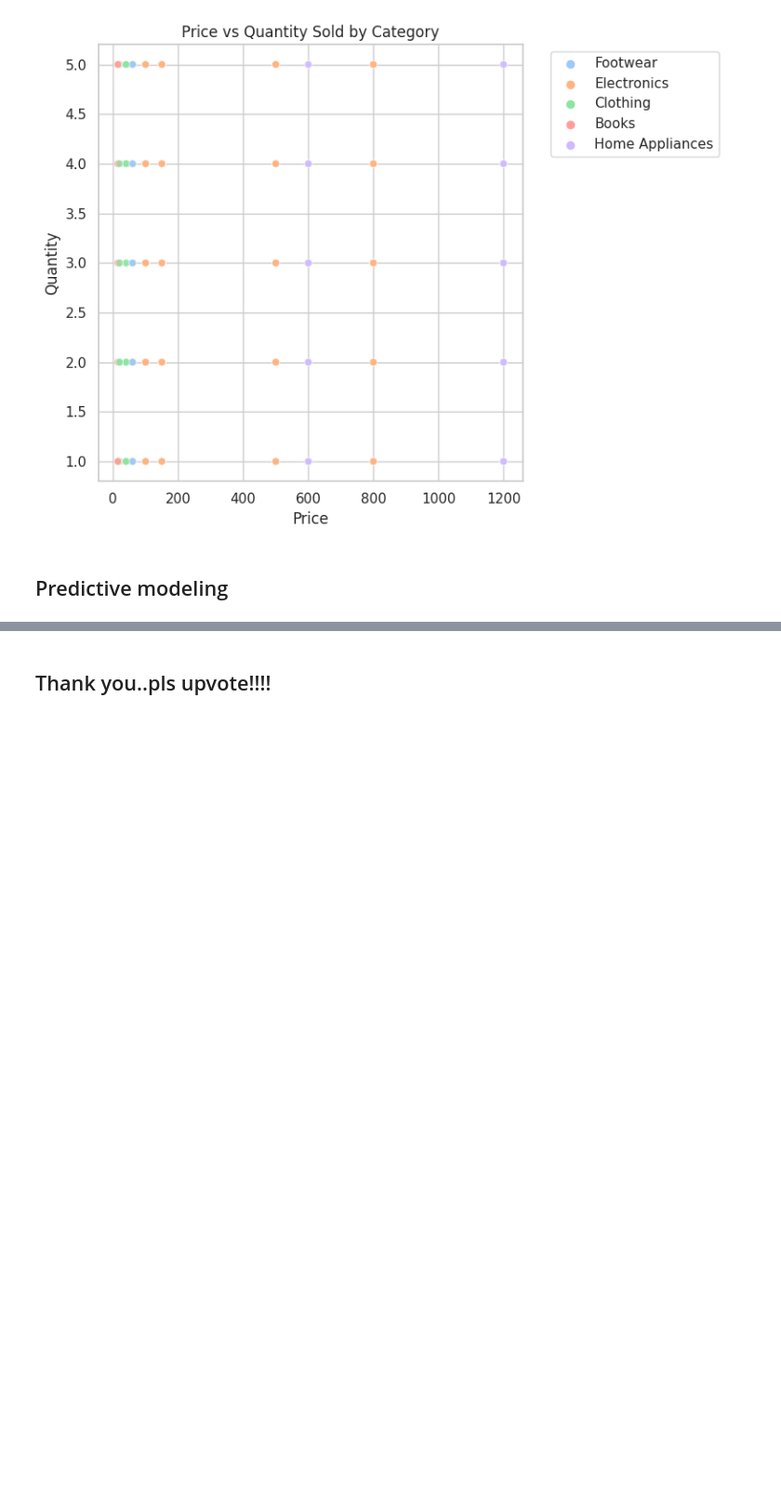
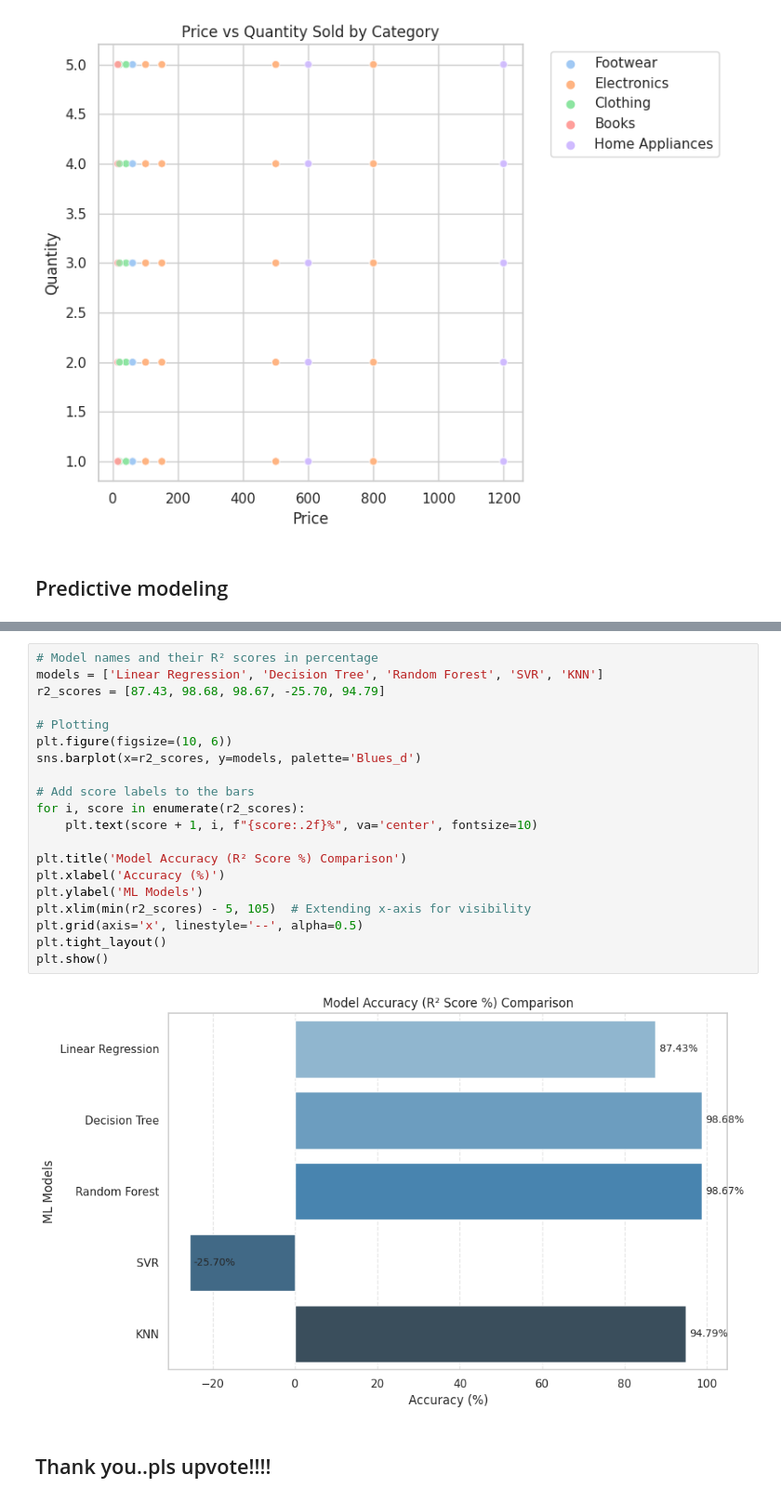
Before and after one commit to lalitssonawane/ineuron-internship, a Jupyter notebook: amazon-sales-snapshot-2025-ml-48.ipynb, the cells around one changed output, grey strips where cells are left out. Shown at 93% size. Cells and saved outputs as stored; diff of their text form; blank space fills up the shorter version.

```diff
--- a/amazon-sales-snapshot-2025-ml-48.ipynb
+++ b/amazon-sales-snapshot-2025-ml-48.ipynb
@@ -325,2 +289,24 @@ print(summary_df)
+# %%
+# Model names and their R² scores in percentage
+models = ['Linear Regression', 'Decision Tree', 'Random Forest', 'SVR', 'KNN']
+r2_scores = [87.43, 98.68, 98.67, -25.70, 94.79]
+
+# Plotting
+plt.figure(figsize=(10, 6))
+sns.barplot(x=r2_scores, y=models, palette='Blues_d')
+
+# Add score labels to the bars
+for i, score in enumerate(r2_scores):
+    plt.text(score + 1, i, f"{score:.2f}%", va='center', fontsize=10)
+
+plt.title('Model Accuracy (R² Score %) Comparison')
+plt.xlabel('Accuracy (%)')
+plt.ylabel('ML Models')
+plt.xlim(min(r2_scores) - 5, 105)  # Extending x-axis for visibility
+plt.grid(axis='x', linestyle='--', alpha=0.5)
+plt.tight_layout()
+plt.show()
+# %% [output]
+[figure, added]
 # %% [markdown]
 ## Thank you..pls upvote!!!!
```
Also changed, not shown: parts of 15 cells of this notebook.
